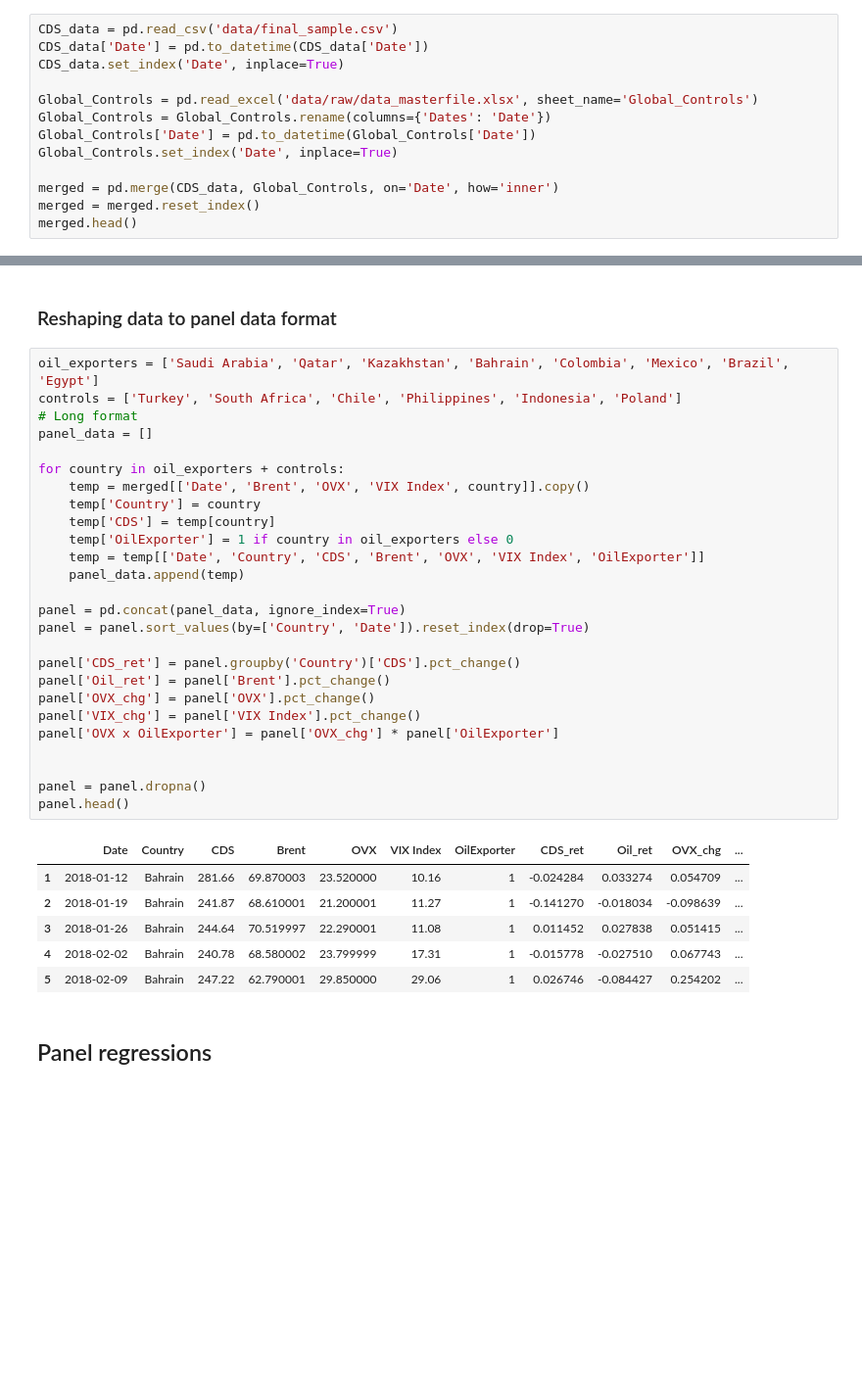
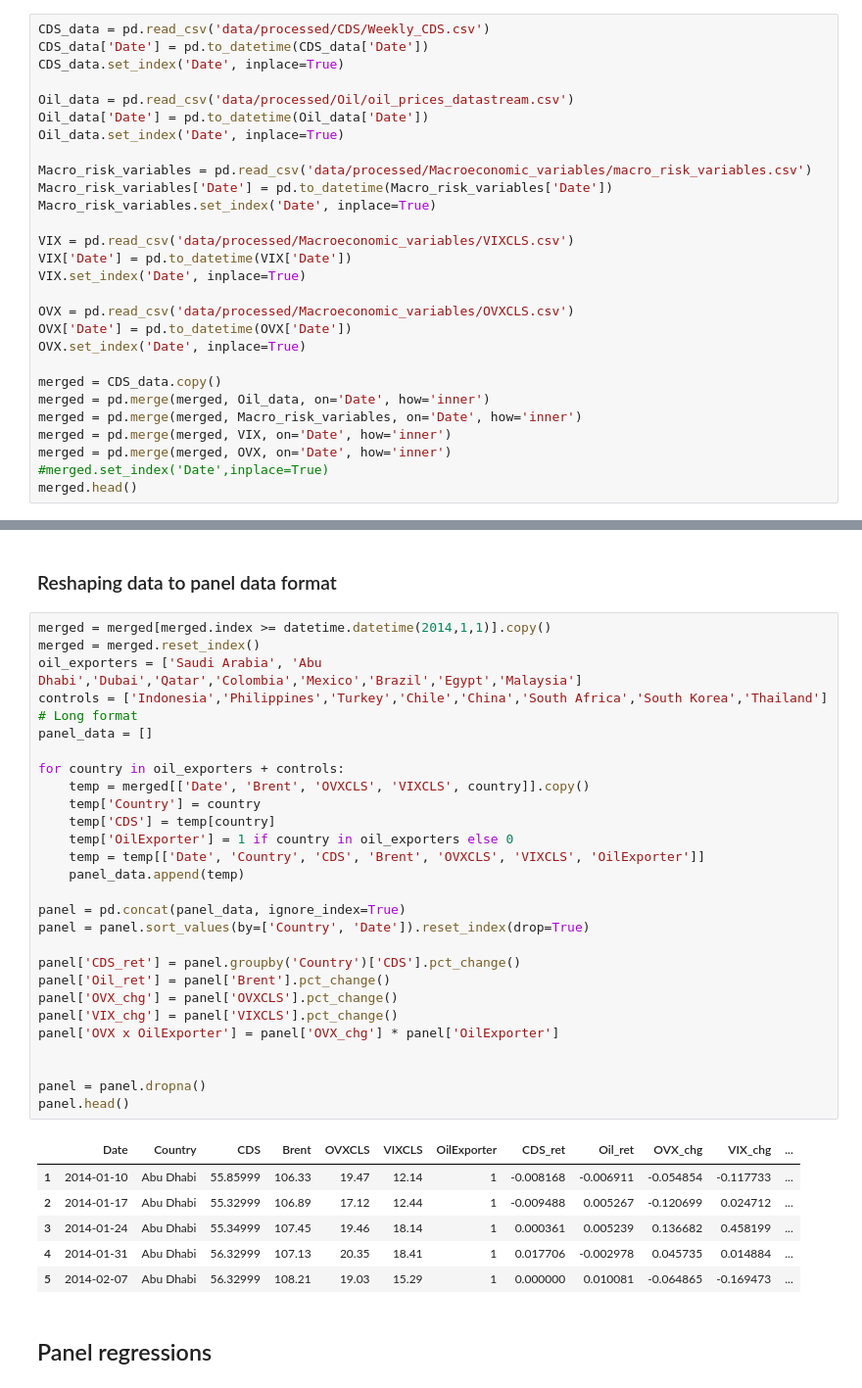
Before and after one commit to juanfp02/commodities_and_sovereigns, a Jupyter notebook: 01_Regression_Analysis.ipynb, the cells around one changed output, grey strips where cells are left out. Shown at 98% size. Cells and saved outputs as stored; diff of their text form; blank space fills up the shorter version.

```diff
--- a/01_Regression_Analysis.ipynb
+++ b/01_Regression_Analysis.ipynb
@@ -6,14 +9,29 @@ import statsmodels
 # %%
-CDS_data = pd.read_csv('data/final_sample.csv')
+CDS_data = pd.read_csv('data/processed/CDS/Weekly_CDS.csv')
 CDS_data['Date'] = pd.to_datetime(CDS_data['Date'])
 CDS_data.set_index('Date', inplace=True)
 
-Global_Controls = pd.read_excel('data/raw/data_masterfile.xlsx', sheet_name='Global_Controls')
-Global_Controls = Global_Controls.rename(columns={'Dates': 'Date'})
-Global_Controls['Date'] = pd.to_datetime(Global_Controls['Date'])
-Global_Controls.set_index('Date', inplace=True)
+Oil_data = pd.read_csv('data/processed/Oil/oil_prices_datastream.csv')
+Oil_data['Date'] = pd.to_datetime(Oil_data['Date'])
+Oil_data.set_index('Date', inplace=True)
 
-merged = pd.merge(CDS_data, Global_Controls, on='Date', how='inner')
-merged = merged.reset_index()
+Macro_risk_variables = pd.read_csv('data/processed/Macroeconomic_variables/macro_risk_variables.csv')
+Macro_risk_variables['Date'] = pd.to_datetime(Macro_risk_variables['Date'])
+Macro_risk_variables.set_index('Date', inplace=True)
+
+VIX = pd.read_csv('data/processed/Macroeconomic_variables/VIXCLS.csv')
+VIX['Date'] = pd.to_datetime(VIX['Date'])
+VIX.set_index('Date', inplace=True)
+
+OVX = pd.read_csv('data/processed/Macroeconomic_variables/OVXCLS.csv')
+OVX['Date'] = pd.to_datetime(OVX['Date'])
+OVX.set_index('Date', inplace=True)
+
+merged = CDS_data.copy()
+merged = pd.merge(merged, Oil_data, on='Date', how='inner')
+merged = pd.merge(merged, Macro_risk_variables, on='Date', how='inner')
+merged = pd.merge(merged, VIX, on='Date', how='inner')
+merged = pd.merge(merged, OVX, on='Date', how='inner')
+#merged.set_index('Date',inplace=True)
 merged.head()
 # %% [output]
@@ -29,38 +48,40 @@ merged.head()
 # %% [markdown]
 ### Reshaping data to panel data format
 # %%
-oil_exporters = ['Saudi Arabia', 'Qatar', 'Kazakhstan', 'Bahrain', 'Colombia', 'Mexico', 'Brazil', 'Egypt']
-controls = ['Turkey', 'South Africa', 'Chile', 'Philippines', 'Indonesia', 'Poland']
+merged = merged[merged.index >= datetime.datetime(2014,1,1)].copy()
+merged = merged.reset_index()
+oil_exporters = ['Saudi Arabia', 'Abu Dhabi','Dubai','Qatar','Colombia','Mexico','Brazil','Egypt','Malaysia']
+controls = ['Indonesia','Philippines','Turkey','Chile','China','South Africa','South Korea','Thailand']
 # Long format
 panel_data = []
 
 for country in oil_exporters + controls:
-    temp = merged[['Date', 'Brent', 'OVX', 'VIX Index', country]].copy()
+    temp = merged[['Date', 'Brent', 'OVXCLS', 'VIXCLS', country]].copy()
     temp['Country'] = country
     temp['CDS'] = temp[country]
     temp['OilExporter'] = 1 if country in oil_exporters else 0
-    temp = temp[['Date', 'Country', 'CDS', 'Brent', 'OVX', 'VIX Index', 'OilExporter']]
+    temp = temp[['Date', 'Country', 'CDS', 'Brent', 'OVXCLS', 'VIXCLS', 'OilExporter']]
     panel_data.append(temp)
 
 panel = pd.concat(panel_data, ignore_index=True)
 panel = panel.sort_values(by=['Country', 'Date']).reset_index(drop=True)
 
 panel['CDS_ret'] = panel.groupby('Country')['CDS'].pct_change()
 panel['Oil_ret'] = panel['Brent'].pct_change()
-panel['OVX_chg'] = panel['OVX'].pct_change()
-panel['VIX_chg'] = panel['VIX Index'].pct_change()
+panel['OVX_chg'] = panel['OVXCLS'].pct_change()
+panel['VIX_chg'] = panel['VIXCLS'].pct_change()
 panel['OVX x OilExporter'] = panel['OVX_chg'] * panel['OilExporter']
 
 
 panel = panel.dropna()
 panel.head()
 # %% [output]
-|  | Date | Country | CDS | Brent | OVX | VIX Index | OilExporter | CDS_ret | Oil_ret | OVX_chg | ... |
-| 1 | 2018-01-12 | Bahrain | 281.66 | 69.870003 | 23.520000 | 10.16 | 1 | -0.024284 | 0.033274 | 0.054709 | ... |
-| 2 | 2018-01-19 | Bahrain | 241.87 | 68.610001 | 21.200001 | 11.27 | 1 | -0.141270 | -0.018034 | -0.098639 | ... |
-| 3 | 2018-01-26 | Bahrain | 244.64 | 70.519997 | 22.290001 | 11.08 | 1 | 0.011452 | 0.027838 | 0.051415 | ... |
-| 4 | 2018-02-02 | Bahrain | 240.78 | 68.580002 | 23.799999 | 17.31 | 1 | -0.015778 | -0.027510 | 0.067743 | ... |
-| 5 | 2018-02-09 | Bahrain | 247.22 | 62.790001 | 29.850000 | 29.06 | 1 | 0.026746 | -0.084427 | 0.254202 | ... |
+|  | Date | Country | CDS | Brent | OVXCLS | VIXCLS | OilExporter | CDS_ret | Oil_ret | OVX_chg | VIX_chg | ... |
+| 1 | 2014-01-10 | Abu Dhabi | 55.85999 | 106.33 | 19.47 | 12.14 | 1 | -0.008168 | -0.006911 | -0.054854 | -0.117733 | ... |
+| 2 | 2014-01-17 | Abu Dhabi | 55.32999 | 106.89 | 17.12 | 12.44 | 1 | -0.009488 | 0.005267 | -0.120699 | 0.024712 | ... |
+| 3 | 2014-01-24 | Abu Dhabi | 55.34999 | 107.45 | 19.46 | 18.14 | 1 | 0.000361 | 0.005239 | 0.136682 | 0.458199 | ... |
+| 4 | 2014-01-31 | Abu Dhabi | 56.32999 | 107.13 | 20.35 | 18.41 | 1 | 0.017706 | -0.002978 | 0.045735 | 0.014884 | ... |
+| 5 | 2014-02-07 | Abu Dhabi | 56.32999 | 108.21 | 19.03 | 15.29 | 1 | 0.000000 | 0.010081 | -0.064865 | -0.169473 | ... |
 # %% [markdown]
 ## Panel regressions
 # %%
```
Also changed, not shown: parts of 6 cells of this notebook, 13 other files.
